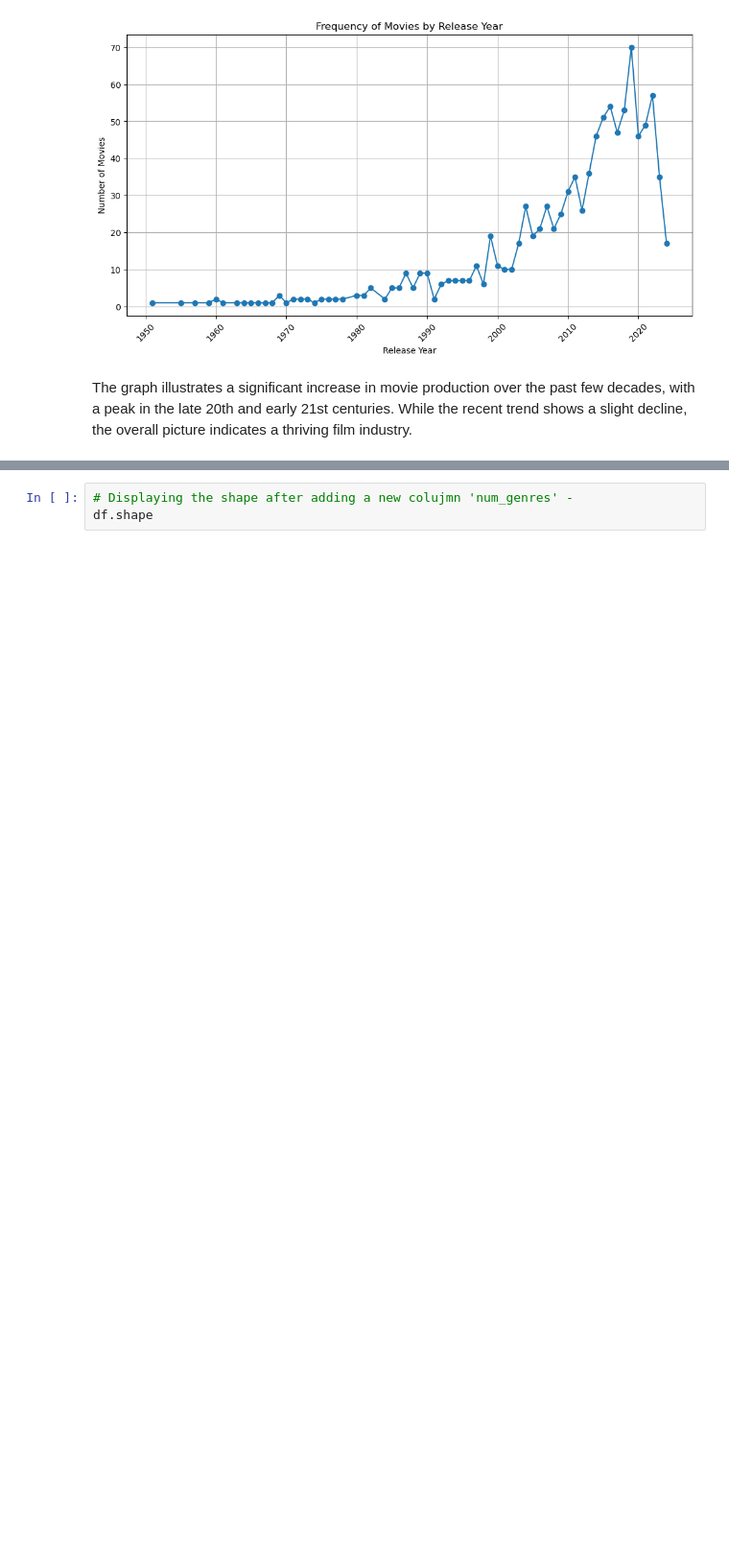
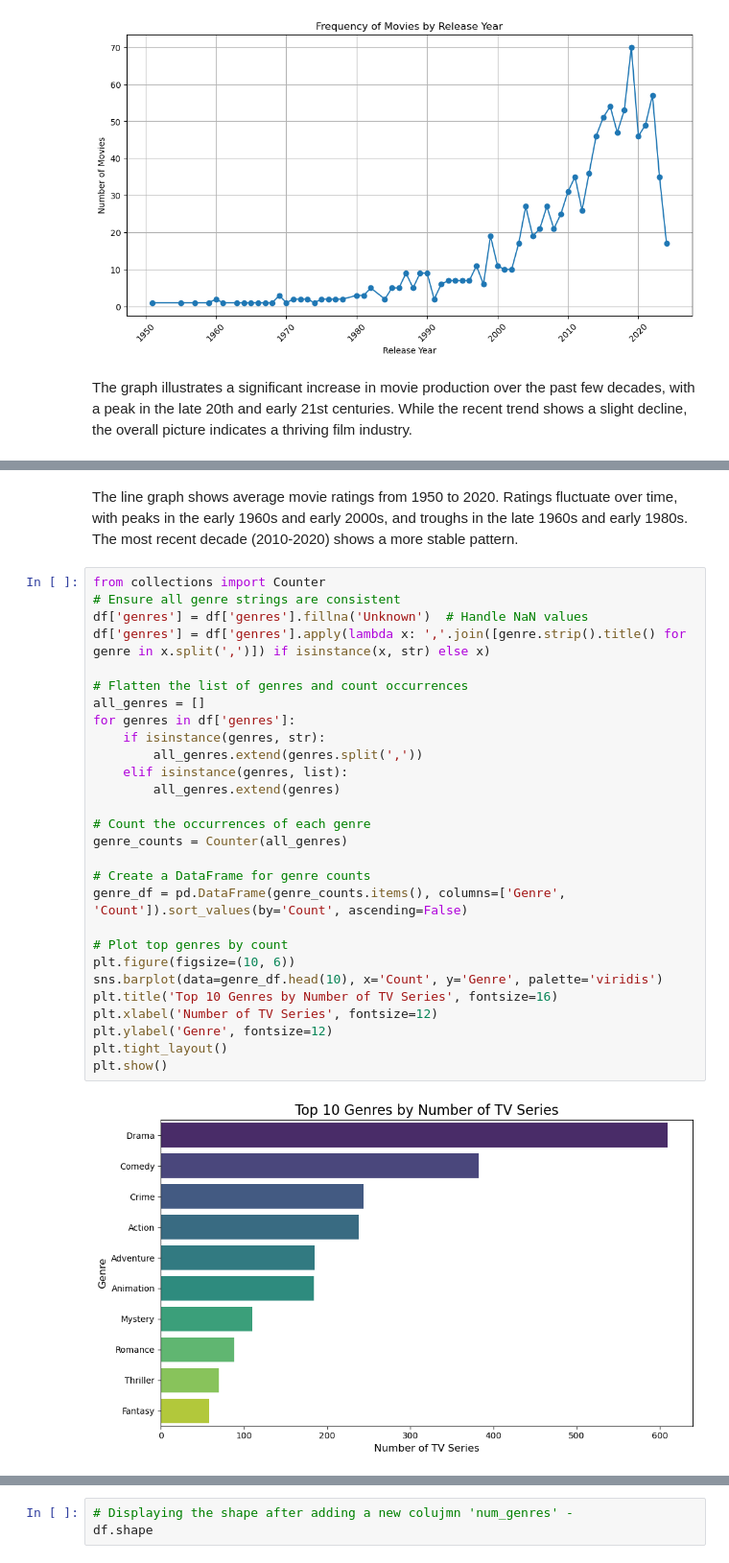
Before and after one commit to ikomalgupta/movie_rating_prediction, a Jupyter notebook: Movie_Rating_Prediction.ipynb, the cells around one changed output, grey strips where cells are left out. Shown: that part at 96% size. Cells and saved outputs as stored; diff of their text form; blank space fills up the shorter version.

```diff
--- a/Movie_Rating_Prediction.ipynb
+++ b/Movie_Rating_Prediction.ipynb
@@ -83,0 +123,32 @@ The graph illustrates a significant increase in movie production over the past f
+# %% [markdown]
+The line graph shows average movie ratings from 1950 to 2020. Ratings fluctuate over time, with peaks in the early 1960s and early 2000s, and troughs in the late 1960s and early 1980s. The most recent decade (2010-2020) shows a more stable pattern.
+# %%
+from collections import Counter
+# Ensure all genre strings are consistent
+df['genres'] = df['genres'].fillna('Unknown')  # Handle NaN values
+df['genres'] = df['genres'].apply(lambda x: ','.join([genre.strip().title() for genre in x.split(',')]) if isinstance(x, str) else x)
+
+# Flatten the list of genres and count occurrences
+all_genres = []
+for genres in df['genres']:
+    if isinstance(genres, str):
+        all_genres.extend(genres.split(','))
+    elif isinstance(genres, list):
+        all_genres.extend(genres)
+
+# Count the occurrences of each genre
+genre_counts = Counter(all_genres)
+
+# Create a DataFrame for genre counts
+genre_df = pd.DataFrame(genre_counts.items(), columns=['Genre', 'Count']).sort_values(by='Count', ascending=False)
+
+# Plot top genres by count
+plt.figure(figsize=(10, 6))
+sns.barplot(data=genre_df.head(10), x='Count', y='Genre', palette='viridis')
+plt.title('Top 10 Genres by Number of TV Series', fontsize=16)
+plt.xlabel('Number of TV Series', fontsize=12)
+plt.ylabel('Genre', fontsize=12)
+plt.tight_layout()
+plt.show()
+# %% [output]
+[figure, added]
```
Also changed, not shown: parts of 18 cells of this notebook.
